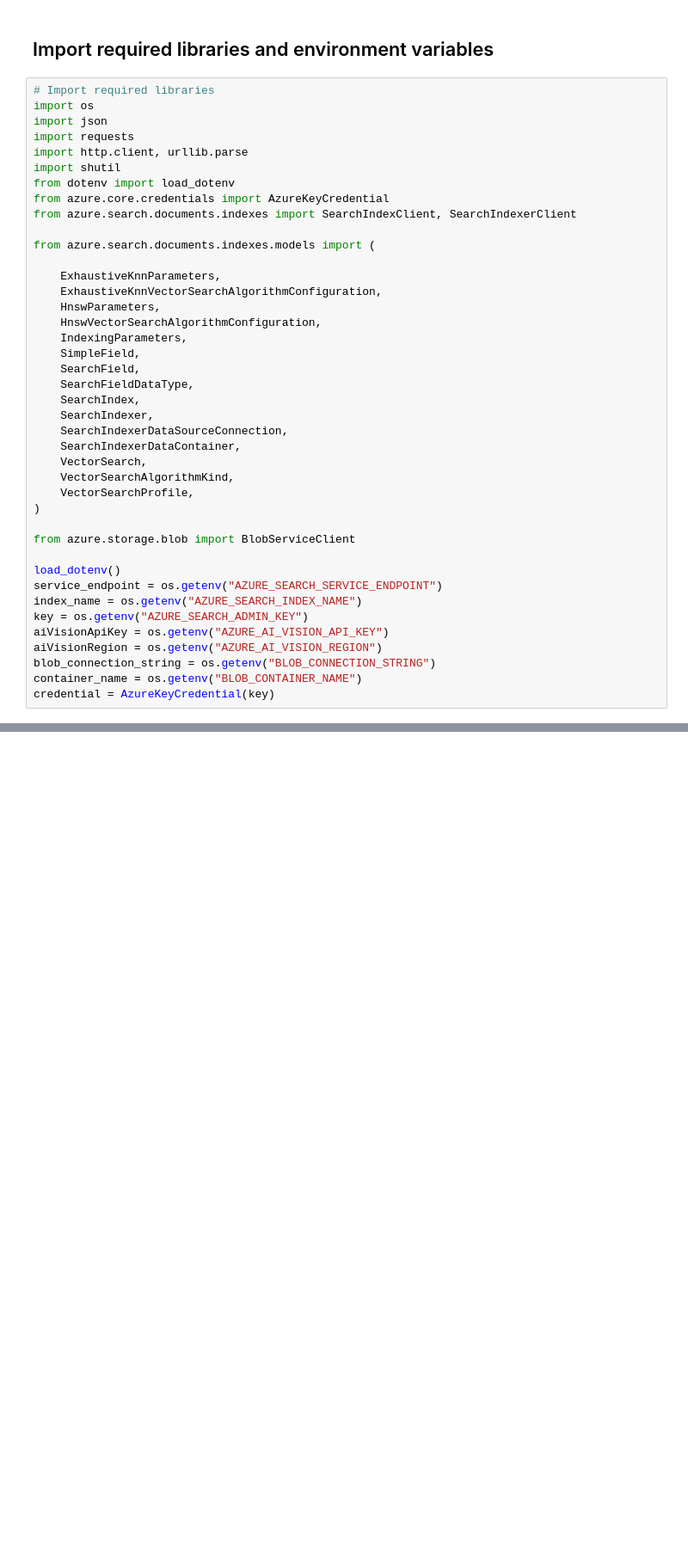
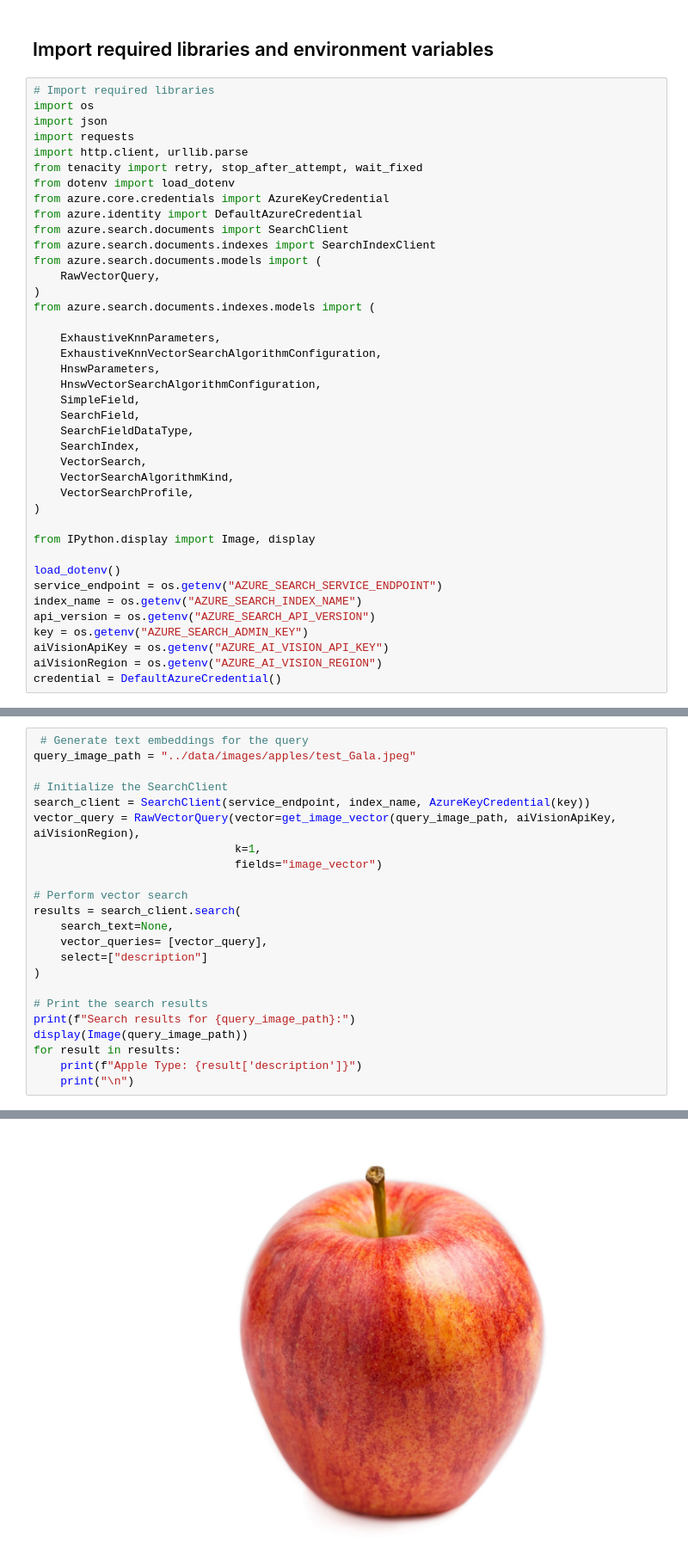
Before and after one commit to Azure/azure-search-vector-samples, a Jupyter notebook: demo-python/code/azure-search-vector-image-index-creation-python-sample.ipynb, the cells around one changed output, grey strips where cells are left out. Shown at 86% size. Cells and saved outputs as stored; diff of their text form; blank space fills up the shorter version.

Commit message:
1. Use the push API instead of uploading JSON files, and use the Indexer. 2. Add an example of searching using an image as the query vector. 3. Address some other comments.

```diff
--- a/demo-python/code/azure-search-vector-image-index-creation-python-sample.ipynb
+++ b/demo-python/code/azure-search-vector-image-index-creation-python-sample.ipynb
@@ -15,39 +16,38 @@ import os
 import json
 import requests
 import http.client, urllib.parse
-import shutil
+from tenacity import retry, stop_after_attempt, wait_fixed
 from dotenv import load_dotenv
 from azure.core.credentials import AzureKeyCredential
-from azure.search.documents.indexes import SearchIndexClient, SearchIndexerClient
-
+from azure.identity import DefaultAzureCredential
+from azure.search.documents import SearchClient
+from azure.search.documents.indexes import SearchIndexClient
+from azure.search.documents.models import (
+    RawVectorQuery,
+)
 from azure.search.documents.indexes.models import (
 
     ExhaustiveKnnParameters,
     ExhaustiveKnnVectorSearchAlgorithmConfiguration,
     HnswParameters,
     HnswVectorSearchAlgorithmConfiguration,
-    IndexingParameters,
     SimpleField,
     SearchField,
     SearchFieldDataType,
     SearchIndex,
-    SearchIndexer,
-    SearchIndexerDataSourceConnection,
-    SearchIndexerDataContainer,
     VectorSearch,
     VectorSearchAlgorithmKind,
     VectorSearchProfile,
 )
 
-from azure.storage.blob import BlobServiceClient
+from IPython.display import Image, display
 
 load_dotenv()
 service_endpoint = os.getenv("AZURE_SEARCH_SERVICE_ENDPOINT")
 index_name = os.getenv("AZURE_SEARCH_INDEX_NAME")
+api_version = os.getenv("AZURE_SEARCH_API_VERSION")
 key = os.getenv("AZURE_SEARCH_ADMIN_KEY")
 aiVisionApiKey = os.getenv("AZURE_AI_VISION_API_KEY")
 aiVisionRegion = os.getenv("AZURE_AI_VISION_REGION")
-blob_connection_string = os.getenv("BLOB_CONNECTION_STRING")
-container_name = os.getenv("BLOB_CONTAINER_NAME")
-credential = AzureKeyCredential(key)
+credential = DefaultAzureCredential()
 # %% [markdown]
@@ -278,0 +255,24 @@ print(f' {indexer_name} created')
+# %%
+ # Generate text embeddings for the query
+query_image_path = "../data/images/apples/test_Gala.jpeg"
+
+# Initialize the SearchClient
+search_client = SearchClient(service_endpoint, index_name, AzureKeyCredential(key))
+vector_query = RawVectorQuery(vector=get_image_vector(query_image_path, aiVisionApiKey, aiVisionRegion),
+                              k=1,
+                              fields="image_vector")
+
+# Perform vector search
+results = search_client.search(
+    search_text=None,
+    vector_queries= [vector_query],
+    select=["description"]
+)
+
+# Print the search results
+print(f"Search results for {query_image_path}:")
+display(Image(query_image_path))
+for result in results:
+    print(f"Apple Type: {result['description']}")
+    print("\n")
+# %% [output]
@@ -278,0 +280 @@ print(f' {indexer_name} created')
+[figure, added]
```
Also changed, not shown: parts of 15 cells of this notebook, 1 other file.
